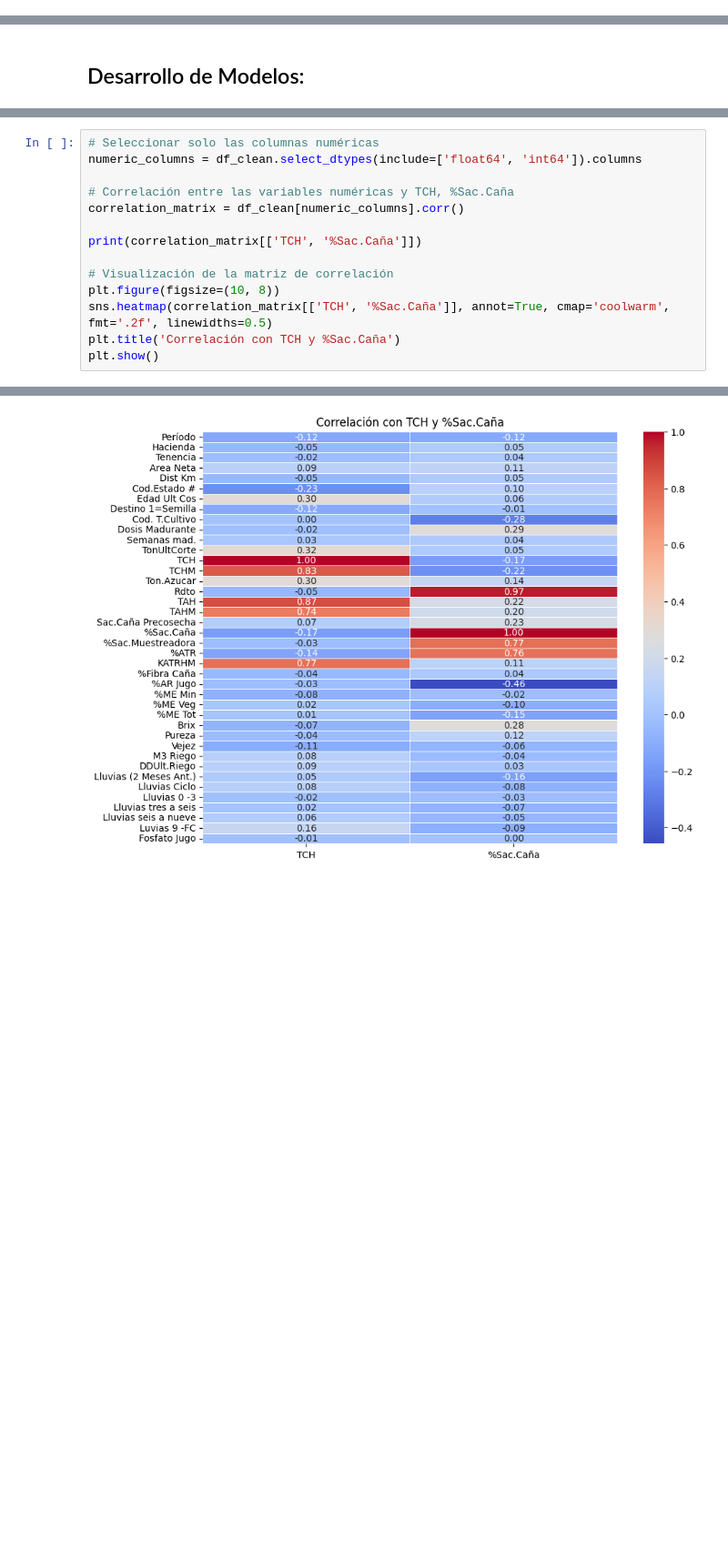
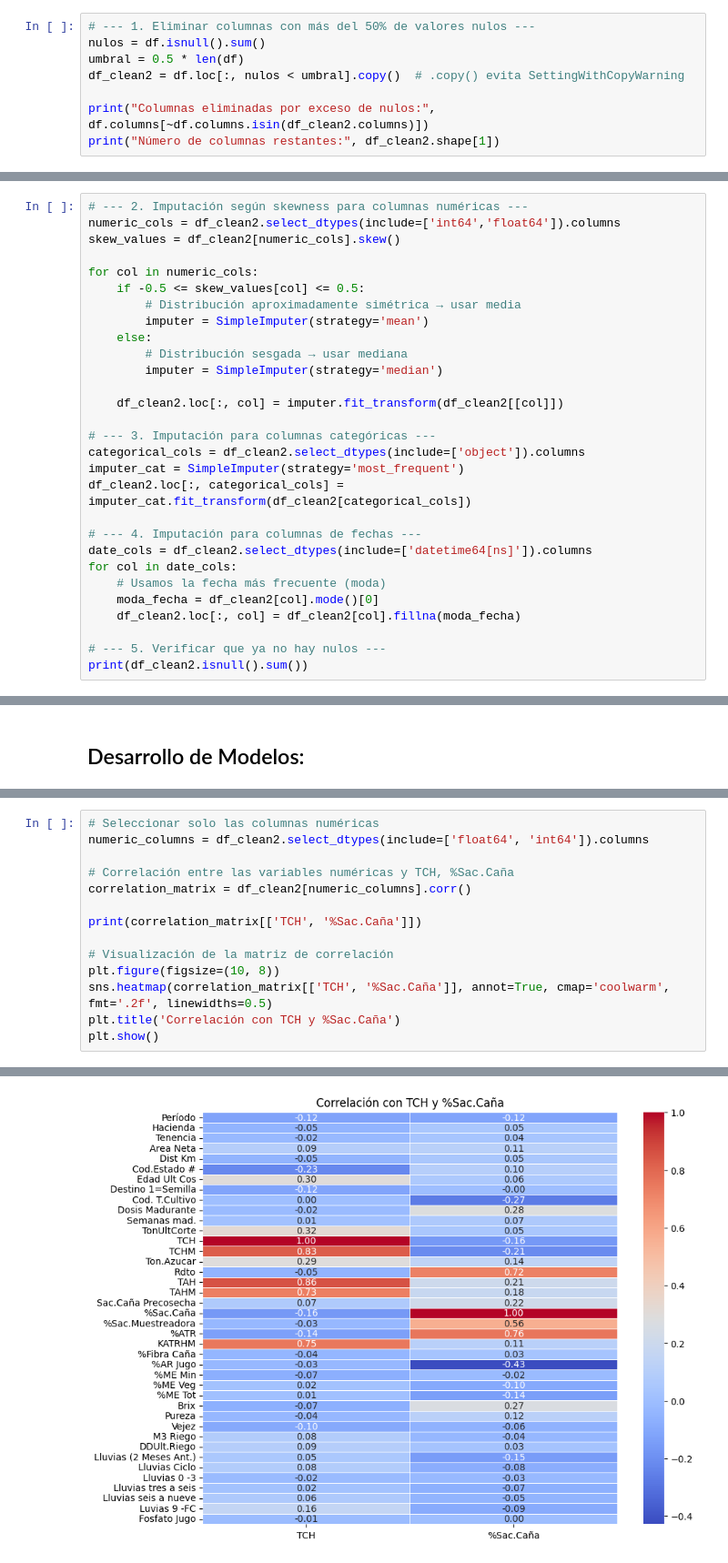
Before and after one commit to mcordoba12/Laboratorio-1, a Jupyter notebook: Lab1.ipynb, the cells around one changed output, grey strips where cells are left out. Shown: that part at 91% size. Cells and saved outputs as stored; diff of their text form; blank space fills up the shorter version.

```diff
--- a/Lab1.ipynb
+++ b/Lab1.ipynb
@@ -184,0 +191,8 @@ dtype: int64
+# %%
+# --- 1. Eliminar columnas con más del 50% de valores nulos ---
+nulos = df.isnull().sum()
+umbral = 0.5 * len(df)
+df_clean2 = df.loc[:, nulos < umbral].copy()  # .copy() evita SettingWithCopyWarning
+
+print("Columnas eliminadas por exceso de nulos:", df.columns[~df.columns.isin(df_clean2.columns)])
+print("Número de columnas restantes:", df_clean2.shape[1])
@@ -184,0 +231,29 @@ dtype: int64
+# %%
+# --- 2. Imputación según skewness para columnas numéricas ---
+numeric_cols = df_clean2.select_dtypes(include=['int64','float64']).columns
+skew_values = df_clean2[numeric_cols].skew()
+
+for col in numeric_cols:
+    if -0.5 <= skew_values[col] <= 0.5:
+        # Distribución aproximadamente simétrica → usar media
+        imputer = SimpleImputer(strategy='mean')
+    else:
+        # Distribución sesgada → usar mediana
+        imputer = SimpleImputer(strategy='median')
+
+    df_clean2.loc[:, col] = imputer.fit_transform(df_clean2[[col]])
+
+# --- 3. Imputación para columnas categóricas ---
+categorical_cols = df_clean2.select_dtypes(include=['object']).columns
+imputer_cat = SimpleImputer(strategy='most_frequent')
+df_clean2.loc[:, categorical_cols] = imputer_cat.fit_transform(df_clean2[categorical_cols])
+
+# --- 4. Imputación para columnas de fechas ---
+date_cols = df_clean2.select_dtypes(include=['datetime64[ns]']).columns
+for col in date_cols:
+    # Usamos la fecha más frecuente (moda)
+    moda_fecha = df_clean2[col].mode()[0]
+    df_clean2.loc[:, col] = df_clean2[col].fillna(moda_fecha)
+
+# --- 5. Verificar que ya no hay nulos ---
+print(df_clean2.isnull().sum())
@@ -189,9 +273,9 @@ dtype: int64
 # %%
 # Seleccionar solo las columnas numéricas
-numeric_columns = df_clean.select_dtypes(include=['float64', 'int64']).columns
+numeric_columns = df_clean2.select_dtypes(include=['float64', 'int64']).columns
 
 # Correlación entre las variables numéricas y TCH, %Sac.Caña
-correlation_matrix = df_clean[numeric_columns].corr()
+correlation_matrix = df_clean2[numeric_columns].corr()
 
 print(correlation_matrix[['TCH', '%Sac.Caña']])
 
@@ -221,4 +305,4 @@ Fosfato Jugo           -0.010491   0.001397
-[figure, old version]
+[figure, new version]
 # %%
 
 # Definir un umbral de correlación para considerar variables importantes (por ejemplo, 0.7 o -0.7)
```
Also changed, not shown: parts of 22 cells of this notebook.
